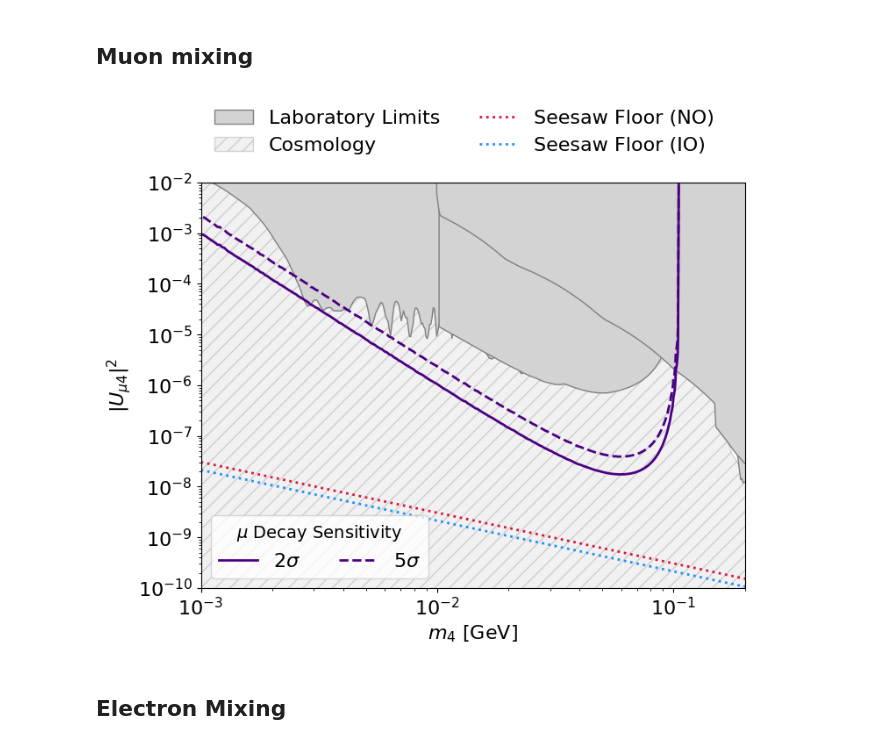
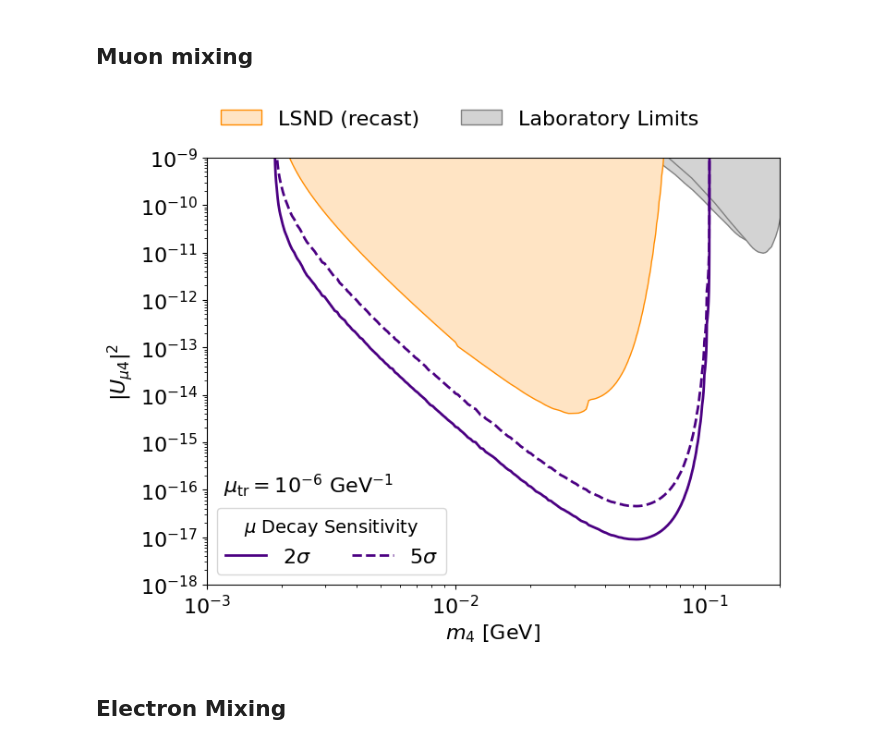
Before and after one commit to nickkamp1/NeutrinoFactoryHNL, a Jupyter notebook: Constraints.ipynb, the cells around one changed output. Cells and saved outputs as stored; diff of their text form; code cells hidden in the pictures.

Commit message:
finalize decay constraints, including LSND recast for dipole extension

```diff
--- a/Constraints.ipynb
+++ b/Constraints.ipynb
@@ -53,20 +55,41 @@ def plot_existing_limits(case):
                     plt.fill_between(x,y,ytop, alpha=0.3, facecolor='lightgray',hatch="//",edgecolor='gray',zorder=1)
                 else:
                     plt.fill_between(x,y,ytop, alpha=1, facecolor='lightgray',edgecolor='gray',zorder=2)
+
+                if "LSND" in limit.plot_label:
+                    np.savetxt(f"data/dipole_constraints/LSND_mixing.txt", np.column_stack([x, y]), delimiter=",")
+
         except Exception as e:
             print(f"Could not plot limit {limit.plot_label}: {e}")
+
+def plot_dipole_limits():
+    for dataset in ["T2K","PS191"]:
+        data = np.loadtxt(f"data/dipole_constraints/{dataset}.txt",delimiter=",")
+        ytop = 1e-2*np.ones_like(data[:,0])
+        plt.fill_between(1e-3*data[:,0],10**data[:,1],ytop, alpha=1, facecolor='lightgray',edgecolor='gray',zorder=2)
+    LSND_constraint = np.load("data/dipole_constraints/LSND_contours_d_5.00e-07.npz")
+    plt.fill_between(LSND_constraint["mu_90CL"][:,0], LSND_constraint["mu_90CL"][:,1], 1e-2*np.ones_like(LSND_constraint["mu_90CL"][:,1]), alpha=1, facecolor='bisque',edgecolor='darkorange',zorder=2,label="LSND (recast)")
 # %% [markdown]
 ## Muon mixing
 # %%
 # muon limits
-from matplotlib.lines import Line2D
-from matplotlib.legend import Legend
+
+
+decay = True
+balloon = False
+leptogenesis = False
+seesaw = False
+dipole = True
 
 # first, plot existing limits
-case_muon = hnl_tools.Limits(flavor='mu', invisible=False, nature='majorana')
-plot_existing_limits(case_muon)
+if dipole:
+    plot_dipole_limits()
+else:
+    case_muon = hnl_tools.Limits(flavor='mu', invisible=False, nature='majorana')
+    plot_existing_limits(case_muon)
 plt.fill_between([],[],[],color="lightgray",edgecolor="gray", label="Laboratory Limits")
-plt.fill_between([],[],[],color="lightgray",edgecolor="gray", alpha=0.3, hatch="//", label="Cosmology")
+if not dipole: plt.fill_between([],[],[],color="lightgray",edgecolor="gray", alpha=0.3, hatch="//", label="Cosmology")
+
 # plt.text(1.1e-2,5e-3,"Laboratory Limits",color="gray",fontsize=16,
 #          ha="left",va="top",
 #          bbox=dict(facecolor='white',edgecolor='gray',alpha=0.8))
@@ -74,10 +97,7 @@ plt.fill_between([],[],[],color="lightgray",edgecolor="gray", alpha=0.3, hatch="
 #          ha="left",va="center",
 #          bbox=dict(facecolor='white',edgecolor='gray',alpha=0.8))
 
-decay = True
-balloon = False
-leptogenesis = False
-seesaw = True
+
 
 # handles for the bottom-left legend (balloon / decay sensitivities)
 sensitivity_handles = []
@@ -87,7 +107,14 @@ sensitivity_handles = []
 # first the decay production constraints
 if decay:
     decay_color = "indigo"
-    decay_contours = np.load("data/decay_production_contours_d_0.00e+00.npz")
+    if not dipole:
+        decay_contours = np.load("data/decay_production_contours_d_0.00e+00.npz")
+        plt.xlim(m4_range[0], 0.2)
+        plt.ylim(1e-10,1e-2)
+    else:
+        decay_contours = np.load("data/decay_production_contours_d_5.00e-07.npz")
+        plt.xlim(m4_range[0], 0.2)
+        plt.ylim(1e-18,1e-9)
     decay_key_2 = "mu_2sigma"
     decay_key_5 = "mu_5sigma"
 
@@ -103,8 +130,7 @@ if decay:
         Line2D([],[],color=decay_color,label=r"$2\sigma$"),
         Line2D([],[],color=decay_color,ls="--",label=r"$5\sigma$"),
     ]
-    plt.xlim(m4_range[0], 0.2)
-    plt.ylim(1e-10,1e-2)
+
 
 
 # now plot the balloon sensitivity curves
@@ -159,35 +185,40 @@ if seesaw:
     #plt.fill_between(m4_range, 0, lg_no_factor / m4_range, alpha=1, color="white", zorder=1)
     #plt.text(m4_range[2], 2e-9, "Seesaw Floor", rotation=-18, fontsize=16, color="black",ha="left",va="center")
     lg_io_factor = lg_io['seesaw_floor_mu'][0] * lg_io['M_GeV'][0]
     plt.plot(m4_range, lg_io_factor / m4_range, color=io_color, linestyle=':', zorder=2, label="Seesaw Floor (IO)")
     #plt.fill_between(m4_range, 0, lg_io_factor / m4_range, alpha=1, color="white", zorder=1)
 
 
 
 plt.loglog()
 
+if dipole:
+    plt.text(0.03, 0.2, r"$\mu_{\rm tr} = 10^{-6}~{\rm GeV}^{-1}$",
+             transform=plt.gca().transAxes,
+             color="black", fontsize=16, ha="left", va="bottom")
+
 
 
 ax = plt.gca()
 # top legend with auto-collected labels (existing limits, leptogenesis, seesaw)
 ax.legend(loc=[0.01,0.1],bbox_to_anchor=(0.01,1.05),ncol=2)
 # bottom-left legend for balloon/decay sensitivities, added as a separate artist
 if sensitivity_handles:
     bottom_legend = Legend(ax, sensitivity_handles,
                            [h.get_label() for h in sensitivity_handles],
                            ncol=2,
                            loc="lower left",title="%s Sensitivity"%("Balloon" if balloon else r"$\mu$ Decay" if decay else ""), frameon=True, fancybox=True)
     ax.add_artist(bottom_legend)
 
 
 plt.xlabel(r"$m_4$ [GeV]", fontsize=16)
 plt.ylabel(r"$|U_{\mu4}|^2$", fontsize=16)
 
 if balloon: plt.savefig("Figures/Constraints_Balloon.png", dpi=300, bbox_inches='tight')
-elif decay: plt.savefig("Figures/Constraints_Decay.png", dpi=300, bbox_inches='tight')
+elif decay: plt.savefig("Figures/Constraints_Decay%s.png"%( "_dipole" if dipole else ""), dpi=300, bbox_inches='tight')
 plt.show()
 # %% [output]
-[figure, old version]
+[figure, new version]
 # %% [markdown]
 ## Electron Mixing
 # %%
```
Also changed, not shown: parts of 1 cell of this notebook, 18 other files.
